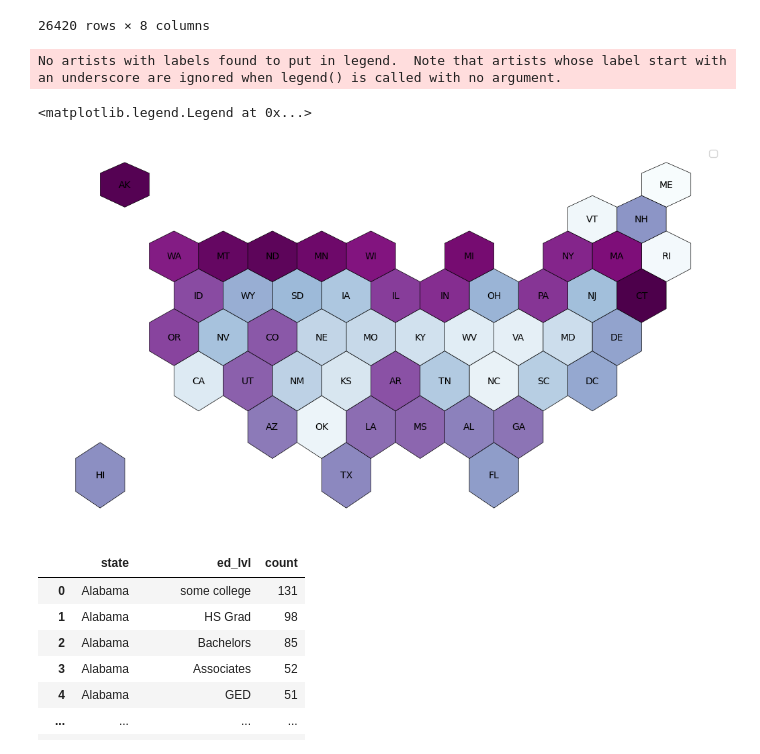
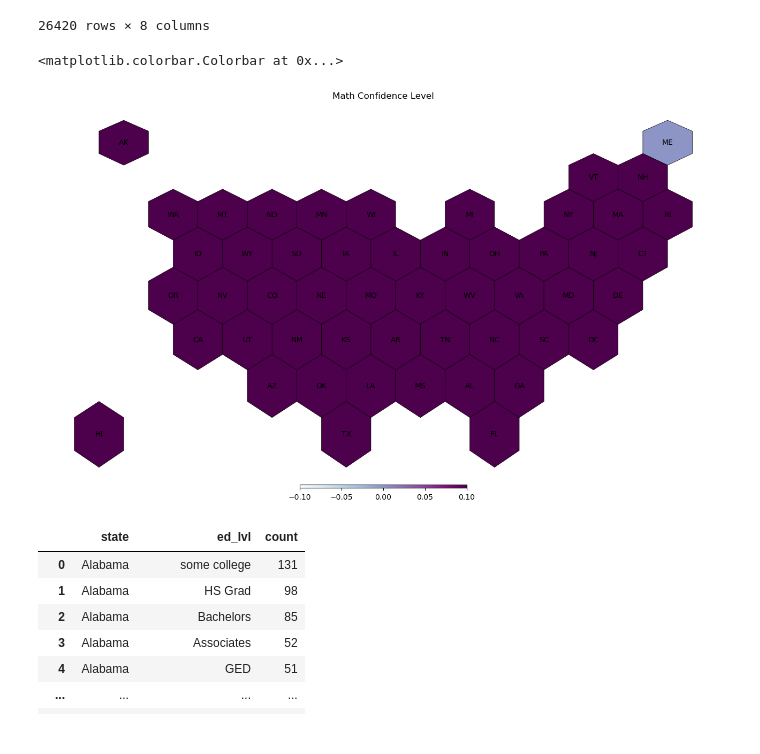
Before and after one commit to jhardin7612/financial_capability_study, a Jupyter notebook: notebooks/new_viz.ipynb, the cells around one changed output. Drawn from its saved outputs; the diff is of its cells as text; code cells hidden in the pictures.

Commit message:
started new notebook for presentation

```diff
--- a/notebooks/new_viz.ipynb
+++ b/notebooks/new_viz.ipynb
@@ -64,36 +65,42 @@ geoData = geoData.join(state_math_avg.set_index('state'))
 # %%
 # Initialize the figure
 fig, ax = plt.subplots(1, figsize=(13, 13))
+norm = Normalize(vmin=geoData['math_conf_lvl'].min(), vmax=geoData['math_conf_lvl'].max())
 
 # Draw a map with matplotlib
 geoData.plot(
     ax=ax,
+    norm = norm,
     cmap="BuPu",
     edgecolor='black',
     linewidth=.5
 )
 # add a "centroid" column with the centroid position of each state
 geoData['centroid'] = geoData['geometry'].apply(lambda x: x.centroid)
 
 # for each state, annotate with the state name located at the centroid coordinates
 for idx, row in geoData.iterrows():
     ax.annotate(
         text=row['iso3166_2'],
         xy=row['centroid'].coords[0],
         horizontalalignment='center',
         va='center',
-        color="black"
+        color= 'black'
     )
 # Remove axis
 ax.axis('off')
 
+plt.title('Math Confidence Level')
+
 # Add a color bar
-#sm = plt.cm.ScalarMappable(cmap='BuPu', ax=1)
-#fig.colorbar(sm, orientation="horizontal", aspect=50, fraction=0.005, pad=0 )
+
+
+sm = plt.cm.ScalarMappable(cmap='BuPu', norm=norm)
+sm.set_array([])
+fig.colorbar(sm, orientation="horizontal", aspect=50, fraction=0.005, pad=0, ax = ax )
 # %% [output]
-No artists with labels found to put in legend.  Note that artists whose label start with an underscore are ignored when legend() is called with no argument.
+<matplotlib.colorbar.Colorbar at 0x...>
-<matplotlib.legend.Legend at 0x...>
-[figure, old version]
+[figure, new version]
 # %%
 state_ed_lvl =combined_df[['state','ed_lvl']].groupby('state').value_counts().reset_index()
 #state_ed_lvl=state_ed_lvl.sort_values(by='math_conf_lvl',ascending= False)
```
Also changed, not shown: parts of 2 cells of this notebook, 4 other files.
